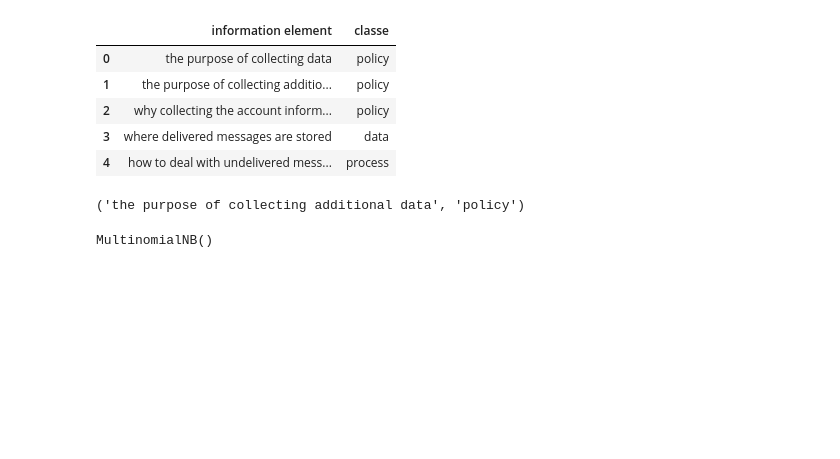
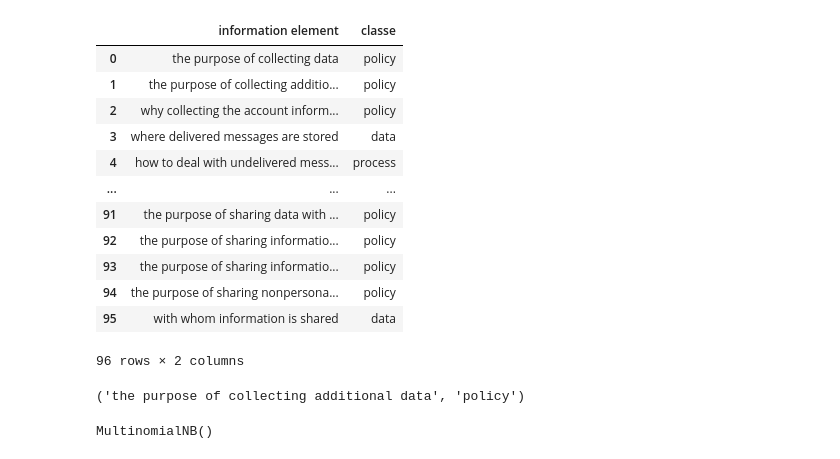
Before and after one commit to khadidja-ben/transpvisback, a Jupyter notebook: serverTranspvisBack/machineLearning/Classifier2/classifier2.ipynb, the cells around one changed output. Saved outputs shown, nothing was run; the diff lists cells and outputs as text; code cells hidden in the pictures; blank space fills up the shorter version.

```diff
--- a/serverTranspvisBack/machineLearning/Classifier2/classifier2.ipynb
+++ b/serverTranspvisBack/machineLearning/Classifier2/classifier2.ipynb
@@ -7,15 +9,22 @@ from sklearn.feature_extraction.text import CountVectorizer
 from sklearn.model_selection import train_test_split
 # %%
 df = pd.read_csv ("classifier2.csv",on_bad_lines='skip')
-# df
-df.head()
+df
+# df.head()
 # %% [output]
 |  | information element | classe |
 | 0 | the purpose of collecting data | policy |
 | 1 | the purpose of collecting additio... | policy |
 | 2 | why collecting the account inform... | policy |
 | 3 | where delivered messages are stored | data |
 | 4 | how to deal with undelivered mess... | process |
+| ... | ... | ... |
+| 91 | the purpose of sharing data with ... | policy |
+| 92 | the purpose of sharing informatio... | policy |
+| 93 | the purpose of sharing informatio... | policy |
+| 94 | the purpose of sharing nonpersona... | policy |
+| 95 | with whom information is shared | data |
+96 rows × 2 columns
 # %%
 # turn the classes and paragraphs into lists
 
```
Also changed, not shown: parts of 10 cells of this notebook, 22 other files.
